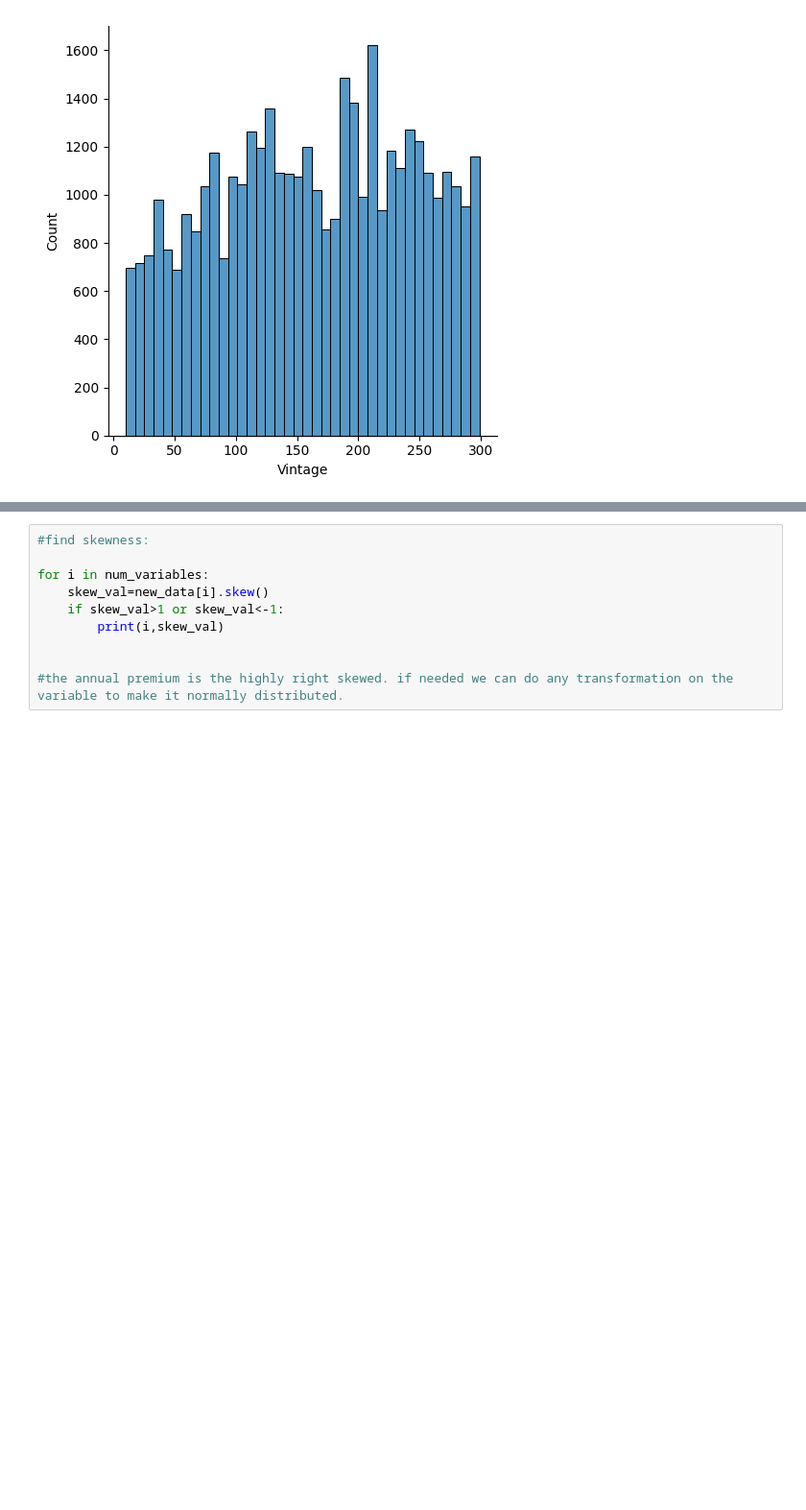
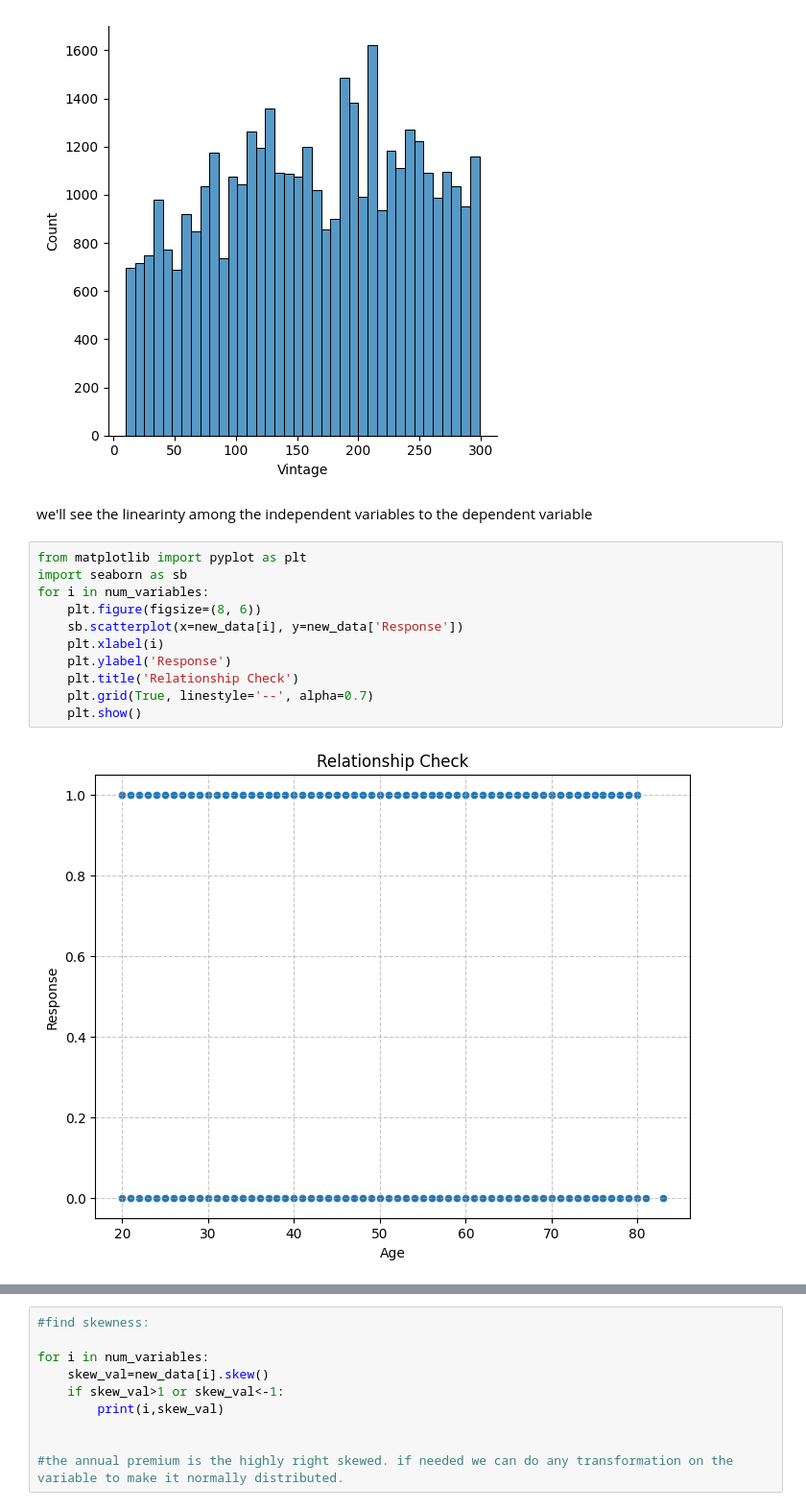
Before and after one commit to NaveenDevlpr/Automobile_Insurance_Analysis, a Jupyter notebook: ai_ml_task.ipynb, the cells around one changed output, grey strips where cells are left out. Shown: that part at 96% size. Cells and saved outputs as stored; diff of their text form; blank space fills up the shorter version.

```diff
--- a/ai_ml_task.ipynb
+++ b/ai_ml_task.ipynb
@@ -139,3 +139,18 @@ for i in num_variables:
 [figure]
 [figure]
 [figure]
+# %% [markdown]
+we'll see the linearinty among the independent variables to the dependent variable
+# %%
+from matplotlib import pyplot as plt
+import seaborn as sb
+for i in num_variables:
+    plt.figure(figsize=(8, 6))
+    sb.scatterplot(x=new_data[i], y=new_data['Response'])
+    plt.xlabel(i)
+    plt.ylabel('Response')
+    plt.title('Relationship Check')
+    plt.grid(True, linestyle='--', alpha=0.7)
+    plt.show()
+# %% [output]
+[figure, added]
```
Also changed, not shown: parts of 17 cells of this notebook.
